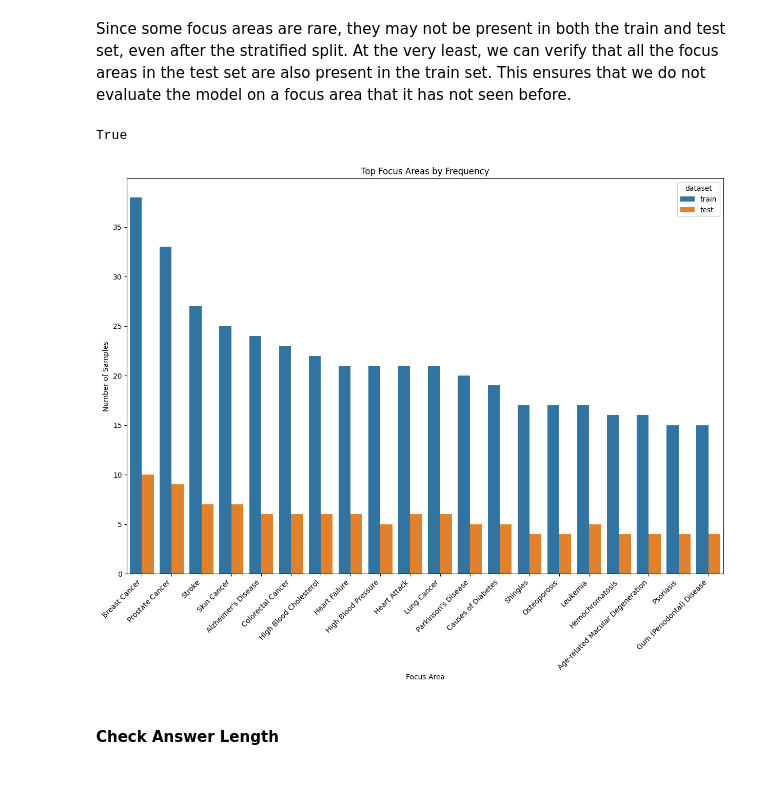
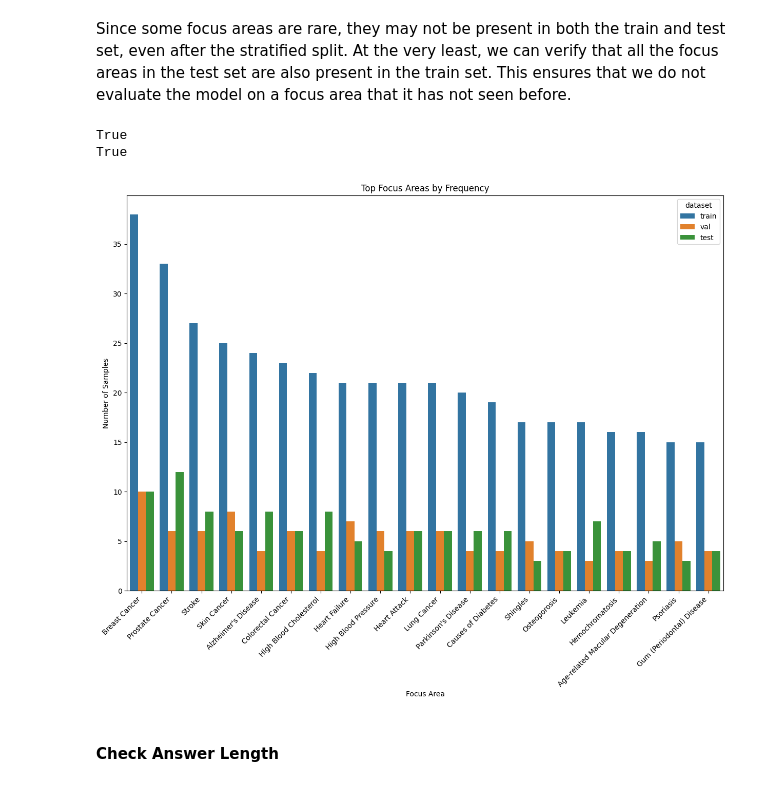
Before and after one commit to yjiahao/MediLiteQA, a Jupyter notebook: src/data_processing.ipynb, the cells around one changed output. Drawn from its saved outputs; the diff is of its cells as text; code cells hidden in the pictures.

Commit message:
add validation split

```diff
--- a/src/data_processing.ipynb
+++ b/src/data_processing.ipynb
@@ -93,13 +84,38 @@ Shape after removing rows: (13946, 4)
 We use stratified split to preserve the composition of focus areas, as much as possible.
 # %%
 # Split data
-TEST_SIZE = 0.2
+VAL_TEST_SIZE = 0.2
 
-medquad_df_train, medquad_df_test = train_test_split(
+medquad_df_train, medquad_df_val_test = train_test_split(
     medquad_raw_df,
-    test_size=TEST_SIZE,
+    test_size=VAL_TEST_SIZE,
     random_state=SEED,
     stratify=medquad_raw_df["focus_area"]
 )
+
+# first, get those that cannot be stratified further
+counts = medquad_df_val_test['focus_area'].value_counts()
+cannot_stratify_classes = counts[counts < 2].index
+cannot_stratify = medquad_df_val_test[medquad_df_val_test['focus_area'].isin(cannot_stratify_classes)]
+# get those that can stratify
+can_stratify = medquad_df_val_test[~medquad_df_val_test['focus_area'].isin(cannot_stratify_classes)]
+
+medquad_df_val_can, medquad_df_test_can = train_test_split(
+    can_stratify,
+    test_size=0.5, # split half between test and validation
+    random_state=SEED,
+    stratify=can_stratify['focus_area']
+)
+
+# randomly place those that cannot be stratified into either train or test
+medquad_df_val_cannot, medquad_df_test_cannot = train_test_split(
+    can_stratify,
+    test_size=0.5, # split half between test and validation
+    random_state=SEED
+)
+
+# concat them together
+medquad_df_val = pd.concat([medquad_df_val_can, medquad_df_val_cannot]).sample(frac=1, random_state=SEED)
+medquad_df_test = pd.concat([medquad_df_test_can, medquad_df_test_cannot]).sample(frac=1, random_state=SEED)
 # %%
 print(f"Final shape after processing train: {medquad_df_train.shape}")
@@ -152,15 +187,25 @@ Since some focus areas are rare, they may not be present in both the train and t
 # %%
 # Check if the focus areas in the test set are also in the train set
 focus_area_train = set(medquad_df_train["focus_area"])
+focus_area_val = set(medquad_df_val["focus_area"])
 focus_area_test = set(medquad_df_test["focus_area"])
-focus_area_test.issubset(focus_area_train)
+print(focus_area_test.issubset(focus_area_train))
+print(focus_area_val.issubset(focus_area_train))
 # %% [output]
 True
+True
 # %%
-def plot_focus_area_counts(medquad_df_train, medquad_df_test, num_top_areas=20):
+def plot_focus_area_counts(medquad_df_train, medquad_df_val, medquad_df_test, num_top_areas=20):
     # Select the most common classes in train
     counts_per_focus_area_train = get_focus_area_counts(medquad_df=medquad_df_train).head(num_top_areas)
     counts_per_focus_area_train["dataset"] = "train"
+
+    # Select classes in val, corresponding to those in val
+    counts_per_focus_area_val = get_focus_area_counts(medquad_df=medquad_df_val)
+    counts_per_focus_area_val = counts_per_focus_area_val[
+        counts_per_focus_area_val["focus_area"].isin(counts_per_focus_area_train["focus_area"])
+    ]
+    counts_per_focus_area_val["dataset"] = "val"
 
     # Select the classes in test, corresponding to those in train
     counts_per_focus_area_test = get_focus_area_counts(medquad_df=medquad_df_test)
@@ -170,7 +215,7 @@ def plot_focus_area_counts(medquad_df_train, medquad_df_test, num_top_areas=20):
     counts_per_focus_area_test["dataset"] = "test"
 
     counts_per_focus_area = pd.concat(
-        [counts_per_focus_area_train, counts_per_focus_area_test], axis=0, ignore_index=True
+        [counts_per_focus_area_train, counts_per_focus_area_val, counts_per_focus_area_test], axis=0, ignore_index=True
     )
 
     plt.figure(figsize=(15, 10))
@@ -190,10 +235,11 @@ def plot_focus_area_counts(medquad_df_train, medquad_df_test, num_top_areas=20):
 # %%
 plot_focus_area_counts(
     medquad_df_train=medquad_df_train,
+    medquad_df_val=medquad_df_val,
     medquad_df_test=medquad_df_test
 )
 # %% [output]
-[figure, old version]
+[figure, new version]
 # %% [markdown]
 #### Check Answer Length
 # %%
```
Also changed, not shown: parts of 8 cells of this notebook.
